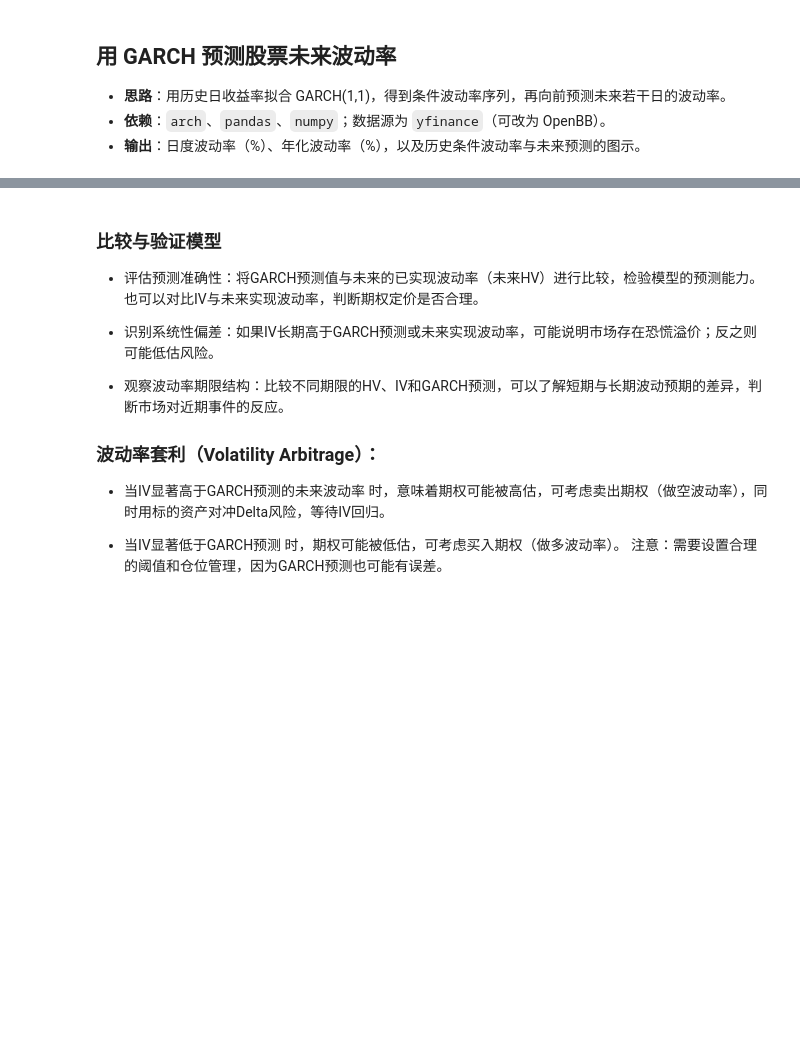
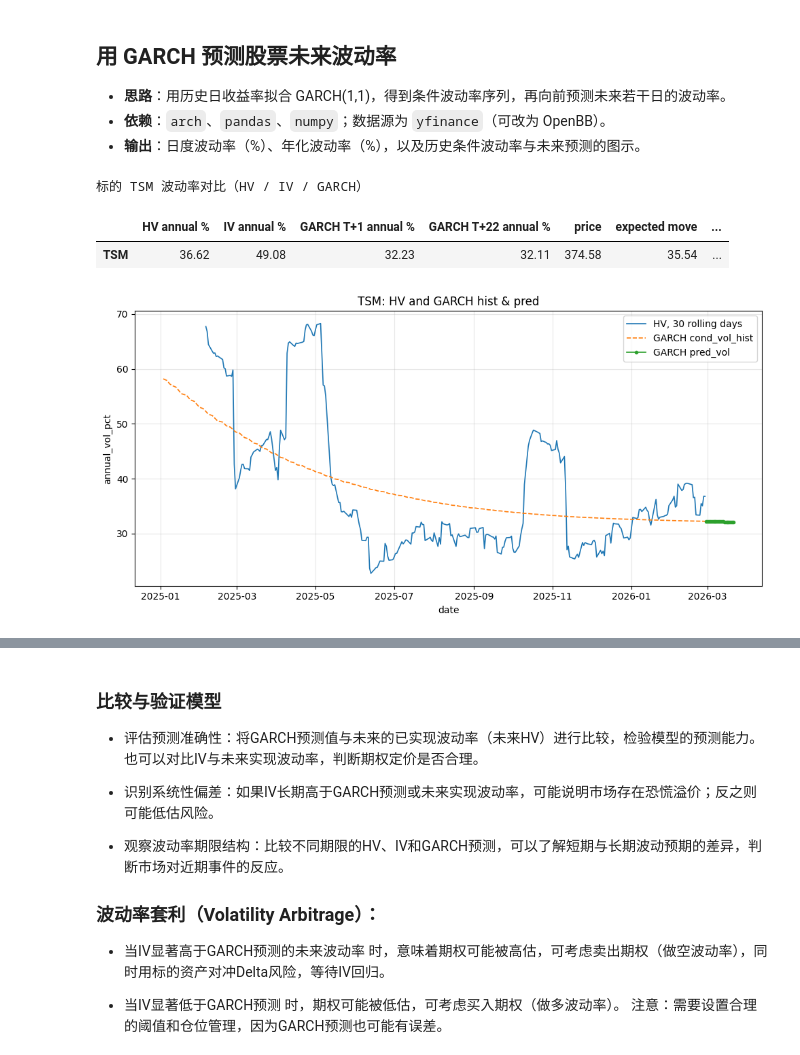
Before and after one commit to toudatouda/trading_tools, a Jupyter notebook: garch_calculator.ipynb, the cells around one changed output, grey strips where cells are left out. Drawn from its saved outputs; the diff is of its cells as text; code cells hidden in the pictures; blank space fills up the shorter version.

```diff
--- a/garch_calculator.ipynb
+++ b/garch_calculator.ipynb
@@ -372,21 +41,30 @@ def plot_hv_garch(result: dict, symbol: str, figsize=(10, 5)):
 # %%
 # 配置：标的与样本区间；一次调用完成价格(缓存)、HV、IV(缓存)、GARCH
-SYMBOL = "AAPL"
-START = "2024-01-01"
+SYMBOL = "TSM"
+START = "2025-01-01"
 END = None
 HORIZON_DAYS = 25
 
-result = get_volatility_metrics(SYMBOL, START, END, horizon_days=HORIZON_DAYS)
+result = get_volatility_metrics(SYMBOL, START, END, garch_horizon_days=GARCH_HORIZON_DAYS, iv_horizon_days=IV_HORIZON_DAYS)
 prices = result["prices"]
 returns = result["returns"]
 fit = result["fit"]
 forecast = result["forecast"]
 annual_vol_pct = result["annual_vol_pct"]
 cond_vol_pct = result["cond_vol_pct"]
 vol_table = result["vol_table"]
 cond_vol_hist = result["cond_vol_hist"]
 garch_vol_series = result["garch_vol_series"]
 hv_series = result["hv_series"]
+
+print(f"标的 " + SYMBOL + " 波动率对比（HV / IV / GARCH）")
+display(result["vol_table"])
+plot_hv_garch(result, SYMBOL)
+# %% [output]
+标的 TSM 波动率对比（HV / IV / GARCH）
+|  | HV annual % | IV annual % | GARCH T+1 annual % | GARCH T+22 annual % | price | expected move | ... |
+| TSM | 36.62 | 49.08 | 32.23 | 32.11 | 374.58 | 35.54 | ... |
+[figure, added]
 # %%
 # GARCH 拟合结果（已在 get_volatility_metrics 内完成）
 print(fit.summary())
```
Also changed, not shown: parts of 6 cells of this notebook, 6 other files.
